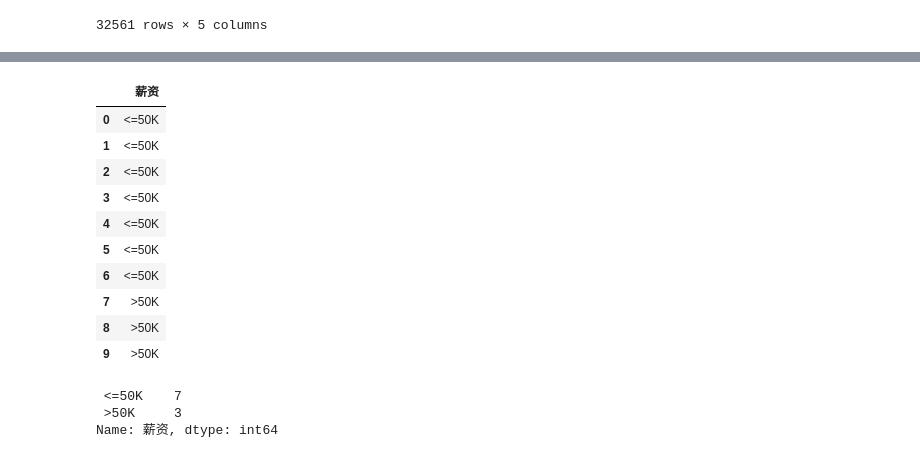
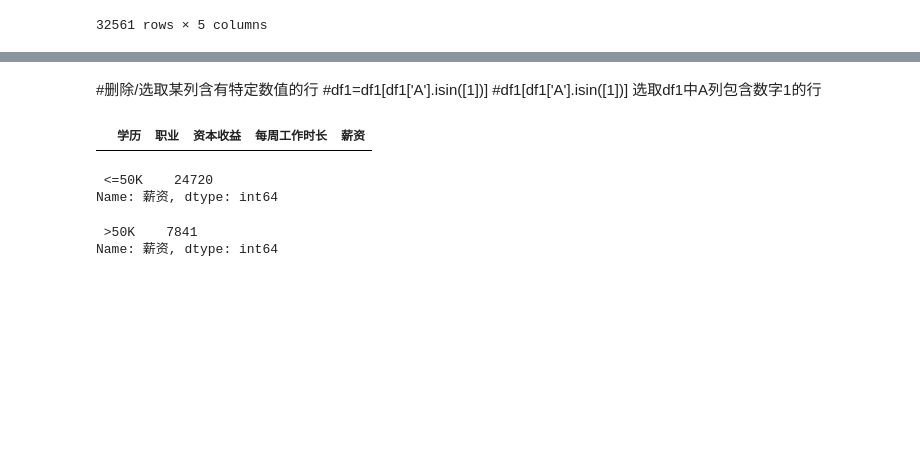
Before and after one commit to EdwardDaChina/Jupter-Learning, a Jupyter notebook: 学习Matplotlib基本绘图方法-checkpoint.ipynb, the cells around one changed output, grey strips where cells are left out. Drawn from its saved outputs; the diff is of its cells as text; code cells hidden in the pictures; blank space fills up the shorter version.

```diff
--- a/学习Matplotlib基本绘图方法-checkpoint.ipynb
+++ b/学习Matplotlib基本绘图方法-checkpoint.ipynb
@@ -130,22 +161,20 @@ data_clean
+# %% [markdown]
+#删除/选取某列含有特定数值的行
+#df1=df1[df1['A'].isin([1])]
+#df1[df1['A'].isin([1])]  选取df1中A列包含数字1的行
+# %%
+data_clean[data_clean.职业=='Adm-clerical']
+# %% [output]
+|  | 学历 | 职业 | 资本收益 | 每周工作时长 | 薪资 |
 # %%
-data_test=data_clean[['薪资']][0:10]
-data_test
+salary_top=data_clean['薪资'].value_counts()[0:1]
+salary_top
 # %% [output]
-|  | 薪资 |
-| 0 | <=50K |
-| 1 | <=50K |
-| 2 | <=50K |
-| 3 | <=50K |
-| 4 | <=50K |
-| 5 | <=50K |
-| 6 | <=50K |
-| 7 | >50K |
-| 8 | >50K |
-| 9 | >50K |
+ <=50K    24720
+Name: 薪资, dtype: int64
-# %%
-rich=data_test['薪资'].value_counts()
-rich
-# %% [output]
- <=50K    7
- >50K     3
-Name: 薪资, dtype: int64
+# %%
+salary_bottom=data_clean['薪资'].value_counts()[1:]
+salary_bottom
+# %% [output]
+ >50K    7841
+Name: 薪资, dtype: int64
```
Also changed, not shown: parts of 11 cells of this notebook.
